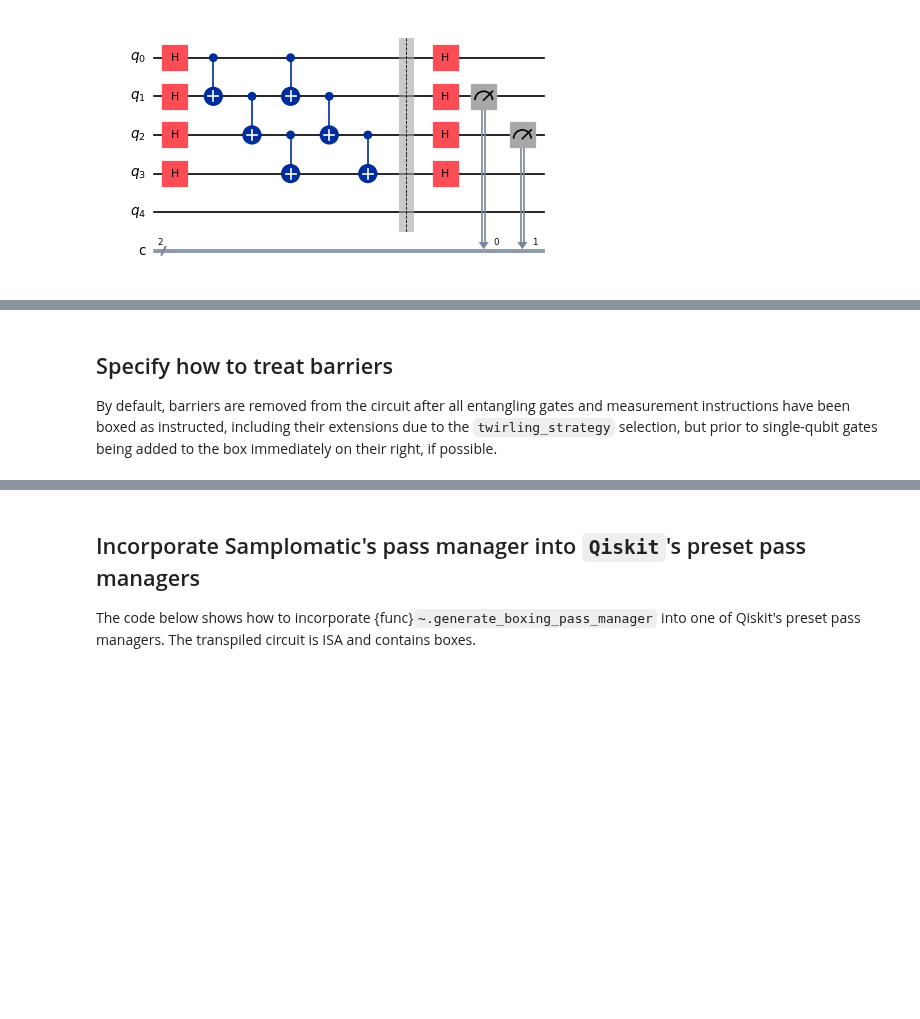
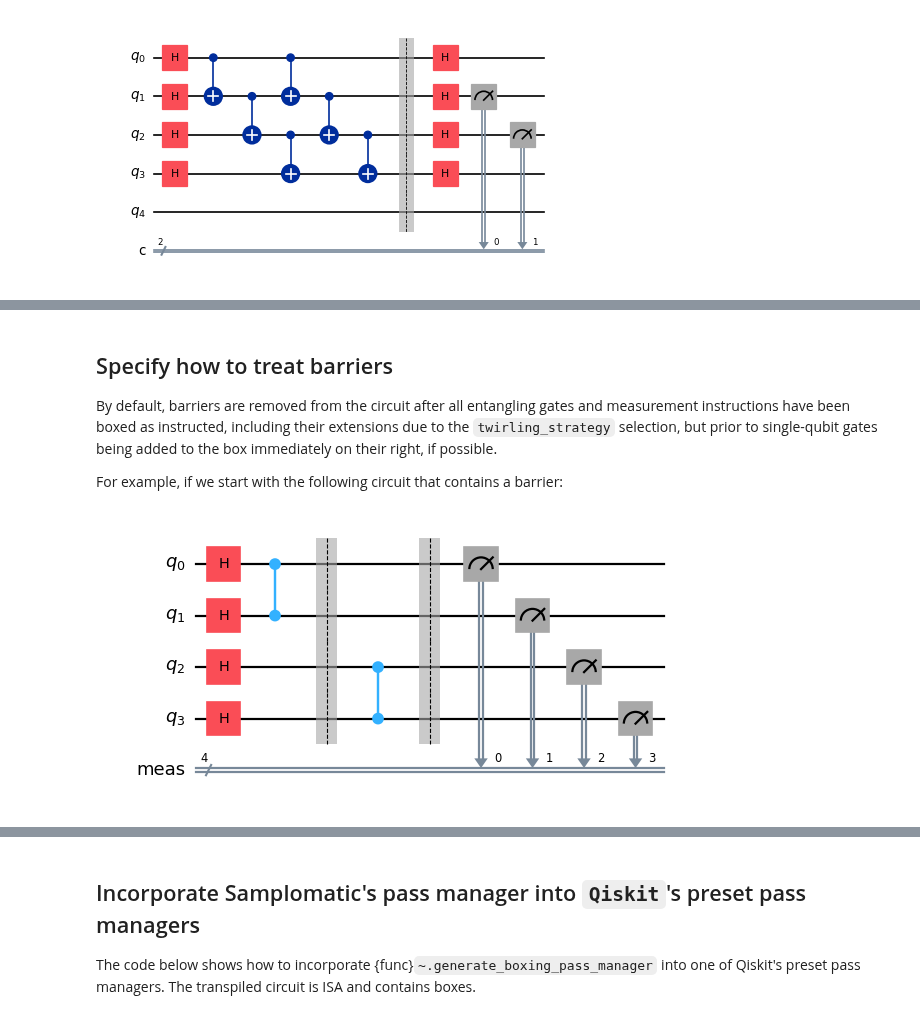
Before and after one commit to Qiskit/samplomatic, a Jupyter notebook: docs/guides/transpiler.ipynb, the cells around one changed output, grey strips where cells are left out. Saved outputs shown, nothing was run; the diff lists cells and outputs as text; code cells hidden in the pictures; blank space fills up the shorter version.

```diff
--- a/docs/guides/transpiler.ipynb
+++ b/docs/guides/transpiler.ipynb
@@ -166,3 +166,16 @@ plt.tight_layout()
 ## Specify how to treat barriers
 
 By default, barriers are removed from the circuit after all entangling gates and measurement instructions have been boxed as instructed, including their extensions due to the ``twirling_strategy`` selection, but prior to single-qubit gates being added to the box immediately on their right, if possible.
+
+For example, if we start with the following circuit that contains a barrier:
+# %%
+circuit_with_barrier = QuantumCircuit(4)
+circuit_with_barrier.h(range(4))
+circuit_with_barrier.cz(0, 1)
+circuit_with_barrier.barrier()
+circuit_with_barrier.cz(2, 3)
+circuit_with_barrier.measure_all()
+
+circuit_with_barrier.draw("mpl", scale=0.8)
+# %% [output]
+[figure, added]
```
Also changed, not shown: parts of 13 cells of this notebook.
